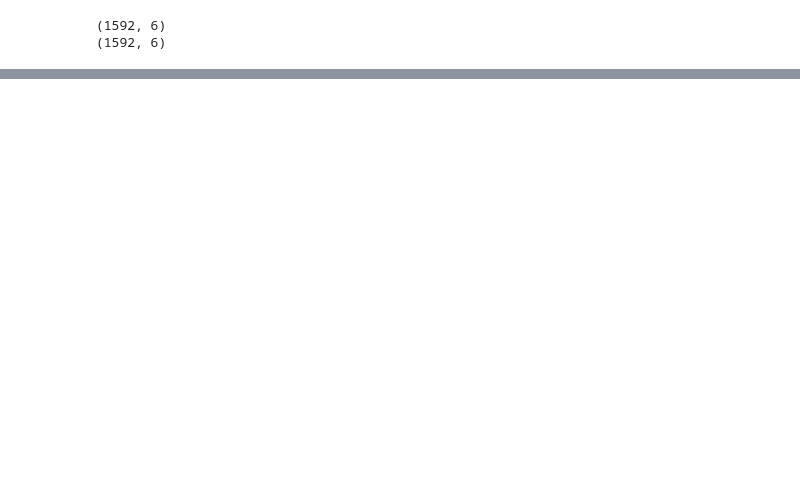
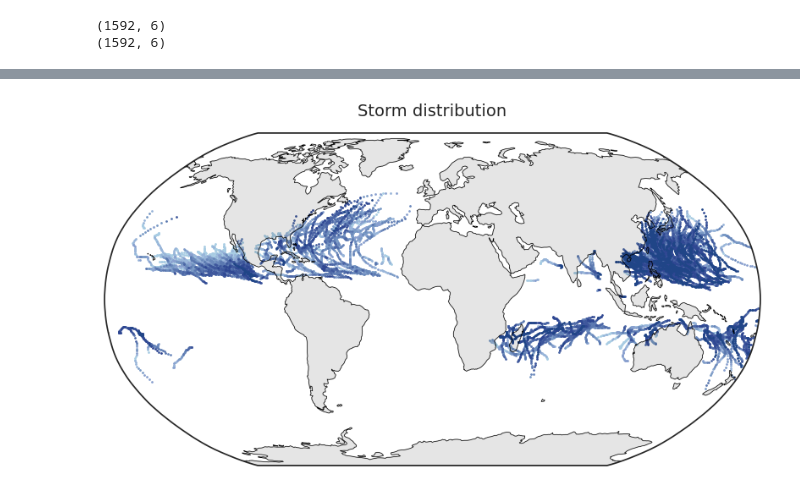
Before and after one commit to vosps/tropical_cyclone, a Jupyter notebook: tracking/9_interpretability.ipynb, the cells around one changed output, grey strips where cells are left out. Cells and saved outputs as stored; diff of their text form; code cells hidden in the pictures; blank space fills up the shorter version.

```diff
--- a/tracking/9_interpretability.ipynb
+++ b/tracking/9_interpretability.ipynb
@@ -190,3 +272,51 @@ plt.clf()
+# %%
+levels = [10, 15, 20, 25, 30, 40, 50,75, 100,140,180,200,250,300]
+sns.set_style("white")
+sns.set_context("notebook")
+vmin=-2
+vmax=2
+
+
+fig, ax = plt.subplots(figsize=(10, 20),subplot_kw={'projection': ccrs.Robinson()})
+
+# ax.set_xlim([-180, 180])
+# ax.set_ylim([-90, 90])
+
+ax.scatter(p_10[:,5],p_10[:,4], color="#A8CCE3",s=1,transform=ccrs.PlateCarree())
+ax.scatter(p_20[:,5],p_20[:,4], color="#98B5D9",s=1,transform=ccrs.PlateCarree())
+ax.scatter(p_30[:,5],p_30[:,4], color="#89A0CF",s=1,transform=ccrs.PlateCarree())
+ax.scatter(p_40[:,5],p_40[:,4], color="#799AC5",s=1,transform=ccrs.PlateCarree())
+ax.scatter(p_50[:,5],p_50[:,4], color="#6A88BB",s=1,transform=ccrs.PlateCarree())
+ax.scatter(p_60[:,5],p_60[:,4], color="#5B78B0",s=1,transform=ccrs.PlateCarree())
+ax.scatter(p_70[:,5],p_70[:,4], color="#4C67A6",s=1,transform=ccrs.PlateCarree())
+ax.scatter(p_80[:,5],p_80[:,4], color="#3E579C",s=1,transform=ccrs.PlateCarree())
+ax.scatter(p_90[:,5],p_90[:,4], color="#2F4792",s=1,transform=ccrs.PlateCarree())
+ax.scatter(p_100[:,5],p_100[:,4], color="#204587",s=1,transform=ccrs.PlateCarree())
+
+ax.add_feature(cfeature.COASTLINE,linewidth=0.5)
+ax.add_feature(cfeature.LAND, zorder=100,color='black',alpha=0.1)
+
+
+# plt.contourf(storm.precipitation[0,:,:,0],storm.storm_lats[0,:,:],storm.storm_lons[0,:,:])
+
+
+# ax.outline_patch.set_linewidth(0.5)
+# gl = ax.gridlines(crs=ccrs.PlateCarree(), draw_labels=True,
+# 			linewidth=0.5, color='gray', alpha=0.5, linestyle='-')
+# gl.xlabels_top = False
+# gl.ylabels_right = False
+# gl.xlabel_style = {'size': 14}
+# gl.ylabel_style = {'size': 14}
+
+ax.tick_params(axis='x', labelsize=20)
+ax.tick_params(axis='y', labelsize=20)
+
+
+ax.set_title('Storm distribution',fontsize=14,pad=15)
+ax.set_global()
+plt.savefig('figure_9c_storm_distribution.png')
+# %% [output]
+[figure, added]
 # %%
 levels = [10, 15, 20, 25, 30, 40, 50,75, 100,140,180,200,250,300]
 sns.set_style("white")
```
Also changed, not shown: parts of 6 cells of this notebook, 4 other files.
